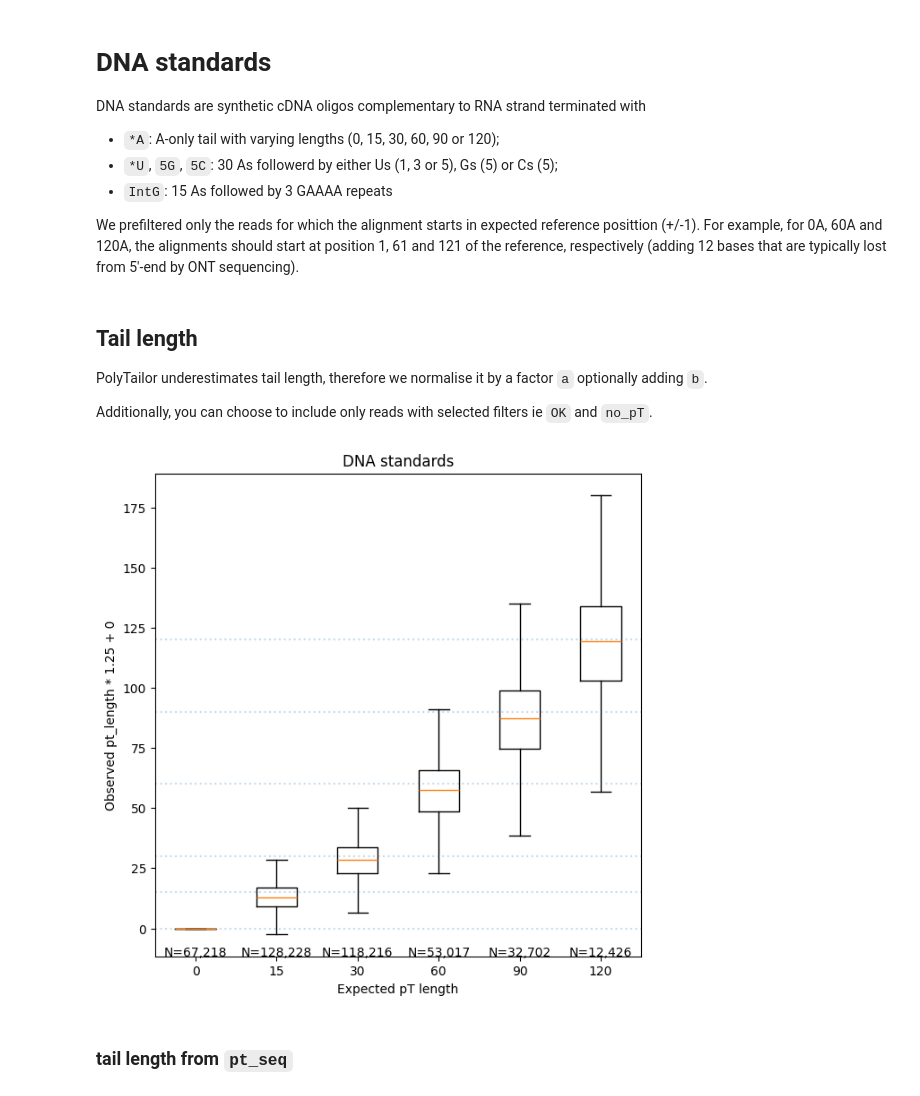
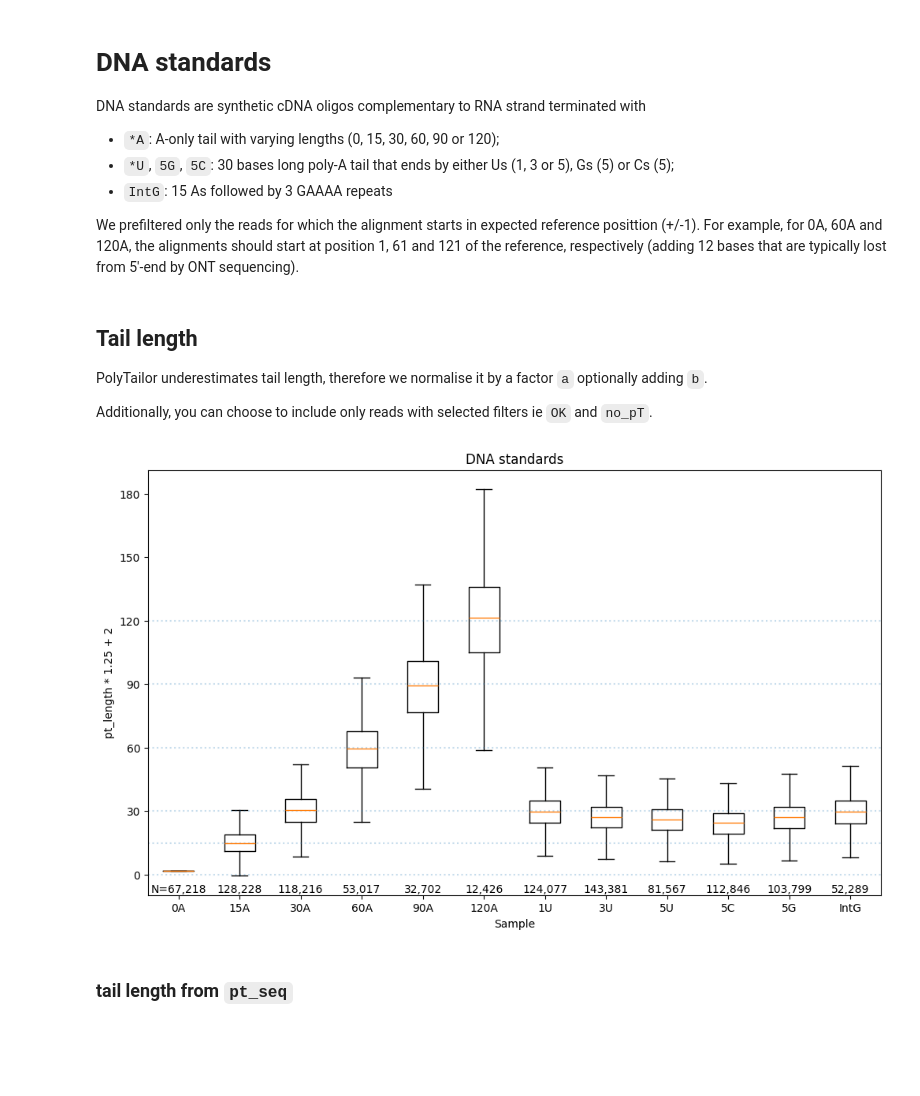
Before and after one commit to novoalab/polyTailor, a Jupyter notebook: notebook/DNA_standards.ipynb, the cells around one changed output. Drawn from its saved outputs; the diff is of its cells as text; code cells hidden in the pictures; blank space fills up the shorter version.

```diff
--- a/notebook/DNA_standards.ipynb
+++ b/notebook/DNA_standards.ipynb
@@ -3,7 +3,7 @@
 
 DNA standards are synthetic cDNA oligos complementary to RNA strand terminated with
   - `*A`: A-only tail with varying lengths (0, 15, 30, 60, 90 or 120);
-  - `*U`, `5G`, `5C`: 30 As followerd by either Us (1, 3 or 5), Gs (5) or Cs (5);
+  - `*U`, `5G`, `5C`: 30 bases long poly-A tail that ends by either Us (1, 3 or 5), Gs (5) or Cs (5);
   - `IntG`: 15 As followed by 3 GAAAA repeats
 
 We prefiltered only the reads for which
@@ -24,32 +26,36 @@ from glob import glob
 PolyTailor underestimates tail length, therefore we normalise it by a factor `a` optionally adding `b`.
 
 Additionally, you can choose to include only reads with selected filters ie `OK` and `no_pT`.
-# %%
-y = "pt_length"
-a, b = 1.25, 0
-#a, b = 1.25, 2
-data = []
-fn = "../test/minimap2/DNA_standards/%sA.bam.pT.tsv.gz"
-pt_lengths = (0, 15, 30, 60, 90, 120)
-for pt_len in pt_lengths:
-    df = pd.read_csv(fn%pt_len, sep="\t")
-    #sizes = df.loc[df["filter"].isin(("OK", "no_pT")), y].to_numpy() * a + b
-    sizes = df[y].to_numpy() * a + b
-    data.append(sizes)
-
-fig, ax = plt.subplots(figsize=(7, 7))
-_ = ax.boxplot(data, positions=np.arange(len(data)), labels=pt_lengths, showfliers=False)
-ymin, _  = ax.get_ylim()
-for tick, label in enumerate(ax.get_xticklabels()):
-    ax.text(tick, ymin, f"N={len(data[tick]):,}", color='black',  horizontalalignment="center") # medians[tick]
-_ = ax.hlines(pt_lengths, *ax.get_xlim(), ls=":", alpha=0.25)
-ax.set_xlabel("Expected pT length");
-ax.set_ylabel(f"Observed {y} * {a} + {b}");
-ax.set_title("DNA standards")
-fig.savefig("DNA_standards.length.png")
-fig.savefig("DNA_standards.length.pdf")
-# %% [output]
-[figure, removed]
+# %%
+y = "pt_length"
+a, b = 1.25, 2
+data = []
+fn = "../test/minimap2/DNA_standards/%s.bam.pT.tsv.gz"
+pt_lengths = (0, 15, 30, 60, 90, 120)
+samples = ("0A", "15A", "30A", "60A", "90A", "120A",
+           "1U", "3U", "5U", "5C", "5G", "IntG")
+for s in samples:
+    df = pd.read_csv(fn%s, sep="\t")
+    #sizes = df.loc[df["filter"].isin(("OK", "no_pT")), y].to_numpy() * a + b
+    sizes = df[y].to_numpy() * a + b
+    data.append(sizes)
+
+fig, ax = plt.subplots(figsize=(12, 7))
+_ = ax.boxplot(data, positions=np.arange(len(data)), labels=samples, showfliers=False)
+ymin, _  = ax.get_ylim()
+before = "N="
+for tick, label in enumerate(ax.get_xticklabels()):
+    ax.text(tick, ymin, f"{before}{len(data[tick]):,}", color='black', ha="center", va="bottom")
+    before = ""
+_ = ax.hlines(pt_lengths, *ax.get_xlim(), ls=":", alpha=0.25)
+ax.set_yticks(range(0, 180+1, 30))
+ax.set_xlabel("Sample");
+ax.set_ylabel(f"{y} * {a} + {b}")
+ax.set_title("DNA standards")
+fig.savefig("DNA_standards.length.png")
+fig.savefig("DNA_standards.length.pdf")
+# %% [output]
+[figure, added]
 # %% [markdown]
 ### tail length from `pt_seq`
 # %%
```
Also changed, not shown: parts of 5 cells of this notebook, 14 other files.
